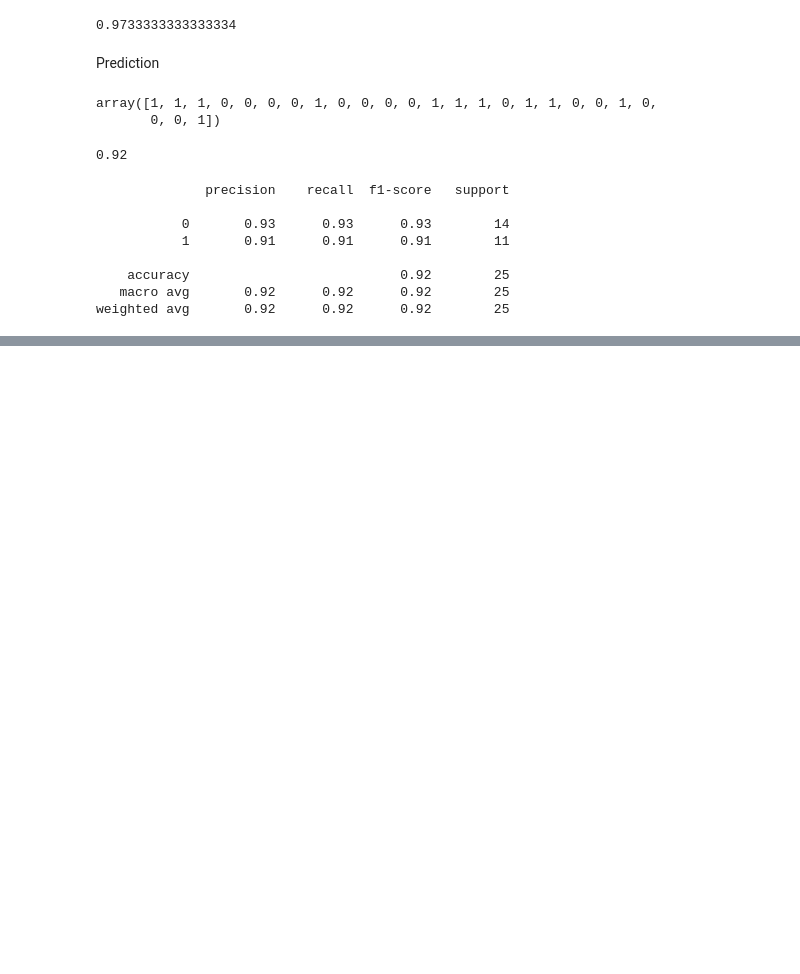
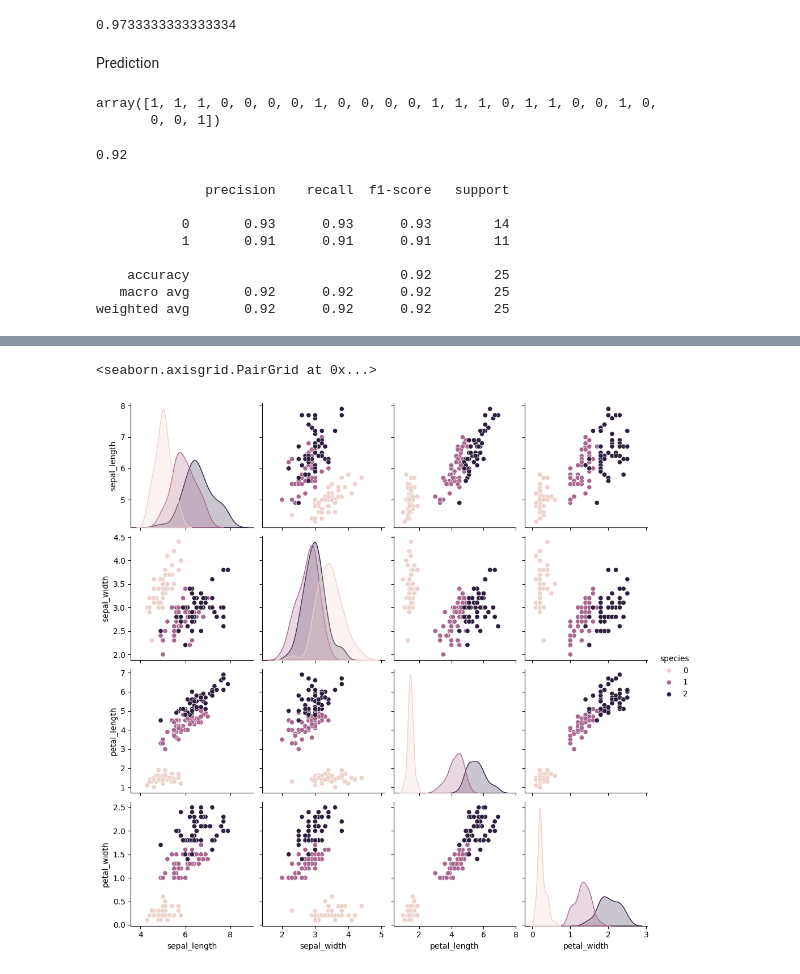
Before and after one commit to Parishri07/Sentiment-Analysis-of-IMDb-reviews, a Jupyter notebook: Iris_dataset.ipynb, the cells around one changed output, grey strips where cells are left out. Saved outputs shown, nothing was run; the diff lists cells and outputs as text; code cells hidden in the pictures; blank space fills up the shorter version.

```diff
--- a/Iris_dataset.ipynb
+++ b/Iris_dataset.ipynb
@@ -178,0 +179,3 @@ use Logistic regression for multiclass classification
+# %%
+df_multi = sns.load_dataset('iris')
+df_multi.head()
@@ -178,0 +189,3 @@ use Logistic regression for multiclass classification
+# %%
+df_multi['species']=df_multi['species'].map({'setosa':0, 'versicolor':1, 'virginica': 2})
+df_multi.head()
@@ -178,0 +215,5 @@ use Logistic regression for multiclass classification
+# %%
+sns.pairplot(df_multi, hue='species')
+# %% [output]
+<seaborn.axisgrid.PairGrid at 0x...>
+[figure, added]
```
Also changed, not shown: parts of 18 cells of this notebook.
